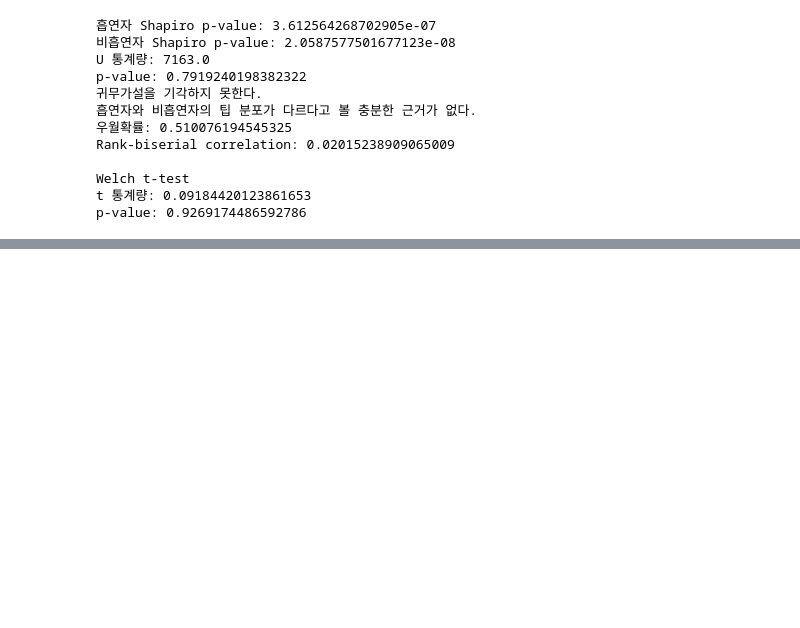
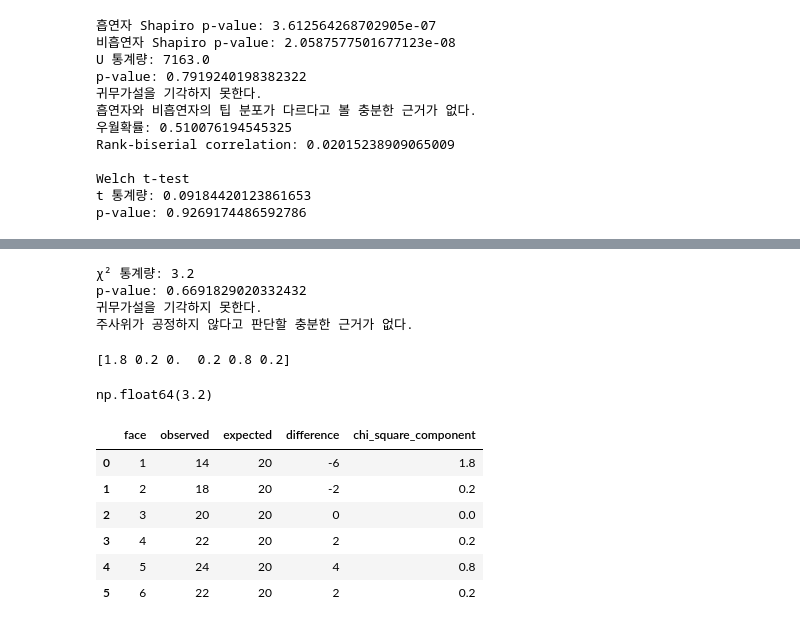
Before and after one commit to Kimchi-2025/big0611, a Jupyter notebook: py/stats.ipynb, the cells around one changed output, grey strips where cells are left out. Drawn from its saved outputs; the diff is of its cells as text; code cells hidden in the pictures; blank space fills up the shorter version.

```diff
--- a/py/stats.ipynb
+++ b/py/stats.ipynb
@@ -2714,0 +2851,74 @@ p-value: 0.9269174486592786
+# %%
+observed = np.array([
+    14, 18, 20, 22, 24, 22
+])
+
+expected = np.array([
+    20, 20, 20, 20, 20, 20
+])
+# %%
+result = stats.chisquare(
+    f_obs=observed,
+    f_exp=expected
+)
+
+print(
+    "χ² 통계량:",
+    result.statistic
+)
+
+print(
+    "p-value:",
+    result.pvalue
+)
+
+alpha = 0.05
+
+if result.pvalue < alpha:
+    print("귀무가설을 기각한다.")
+    print(
+        "주사위의 눈별 출현확률이 "
+        "동일하지 않다고 판단한다."
+    )
+else:
+    print("귀무가설을 기각하지 못한다.")
+    print(
+        "주사위가 공정하지 않다고 판단할 "
+        "충분한 근거가 없다."
+    )
+# %% [output]
+χ² 통계량: 3.2
+p-value: 0.6691829020332432
+귀무가설을 기각하지 못한다.
+주사위가 공정하지 않다고 판단할 충분한 근거가 없다.
+# %%
+components = (
+    (observed - expected) ** 2
+    / expected
+)
+
+print(components)
+# %% [output]
+[1.8 0.2 0.  0.2 0.8 0.2]
+# %%
+np.sum(((observed - expected)**2)/expected)
+# %% [output]
+np.float64(3.2)
+# %%
+goodness_df = pd.DataFrame({
+    "face": [1, 2, 3, 4, 5, 6],
+    "observed": observed,
+    "expected": expected,
+    "difference": observed - expected,
+    "chi_square_component": components
+})
+
+goodness_df
+# %% [output]
+|  | face | observed | expected | difference | chi_square_component |
+| 0 | 1 | 14 | 20 | -6 | 1.8 |
+| 1 | 2 | 18 | 20 | -2 | 0.2 |
+| 2 | 3 | 20 | 20 | 0 | 0.0 |
+| 3 | 4 | 22 | 20 | 2 | 0.2 |
+| 4 | 5 | 24 | 20 | 4 | 0.8 |
+| 5 | 6 | 22 | 20 | 2 | 0.2 |
```
Also changed, not shown: parts of 12 cells of this notebook.
